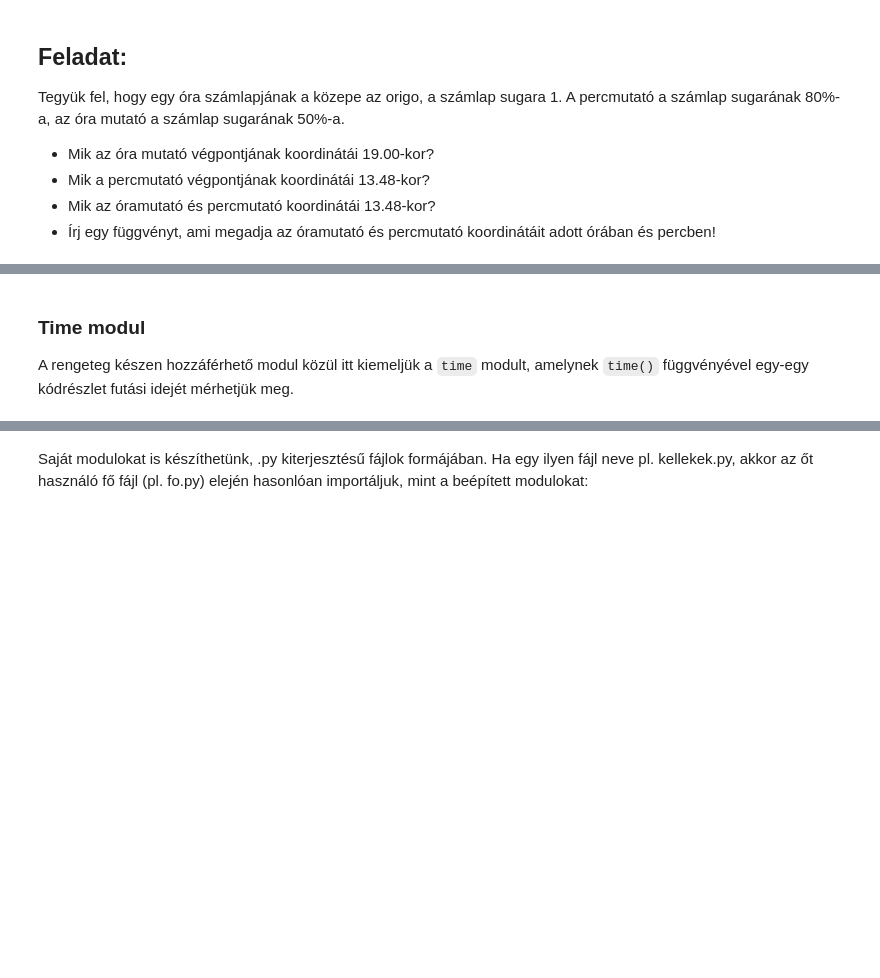
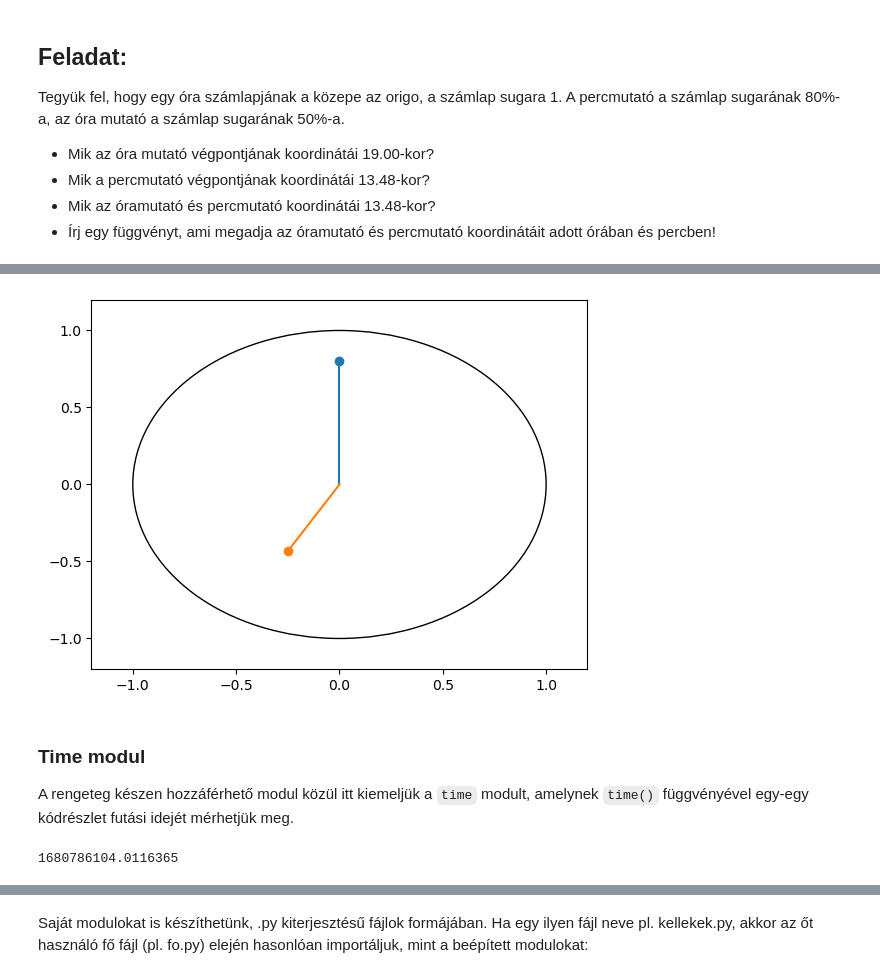
Before and after one commit to kolokcse/MAF_2023, a Jupyter notebook: gyak6/gyak6.ipynb, the cells around one changed output, grey strips where cells are left out. Cells and saved outputs as stored; diff of their text form; code cells hidden in the pictures; blank space fills up the shorter version.

```diff
--- a/gyak6/gyak6.ipynb
+++ b/gyak6/gyak6.ipynb
@@ -102,6 +268,25 @@ clock_drawer((0,0.8), (0.5,0))
+# %%
+def clock_coordinates(hh,mm):
+    nagyszog = -1 * mm * 2 * math.pi/60 + math.pi/2
+    nagy_mutato = (0.8*math.cos(nagyszog),0.8*math.sin(nagyszog))
+
+    kisszog = -1 * (hh % 12 * 2 * math.pi/12 + mm * 2 * math.pi/(60 * 12))+ math.pi/2
+    kis_mutato = (0.5*math.cos(kisszog),0.5*math.sin(kisszog))
+
+    return nagy_mutato, kis_mutato
+# %%
+n,k = clock_coordinates(19,0)
+# %%
+clock_drawer(n,k)
+# %% [output]
+[figure, added]
 # %% [markdown]
 ### Time modul
 A rengeteg készen hozzáférhető modul közül itt kiemeljük a `time` modult, amelynek `time()` függvényével egy-egy kódrészlet futási idejét mérhetjük meg.
+# %%
+time.time()
+# %% [output]
+1680786104.0116365
 # %%
 import time
 t0 = time.time()
```
Also changed, not shown: parts of 55 cells of this notebook, 6 other files.
